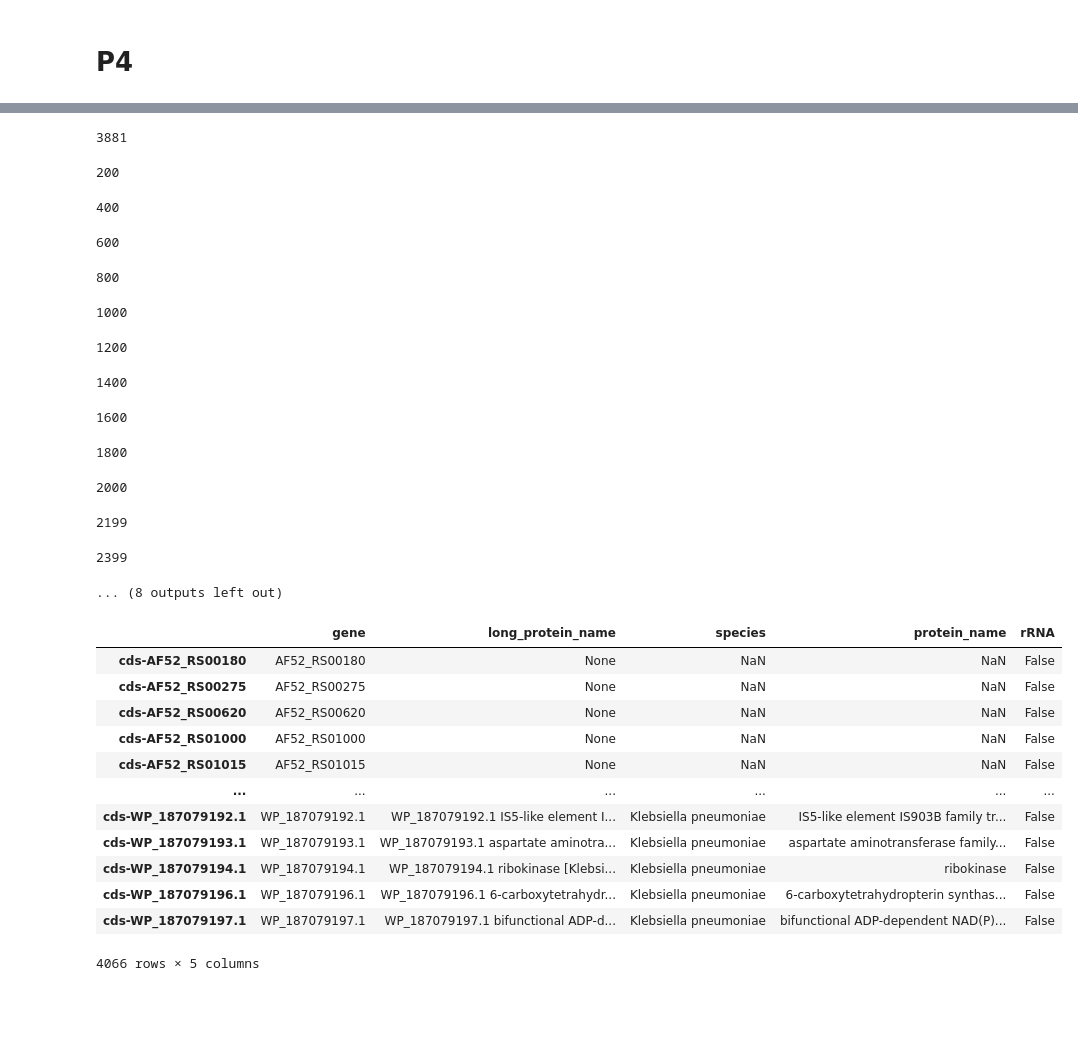
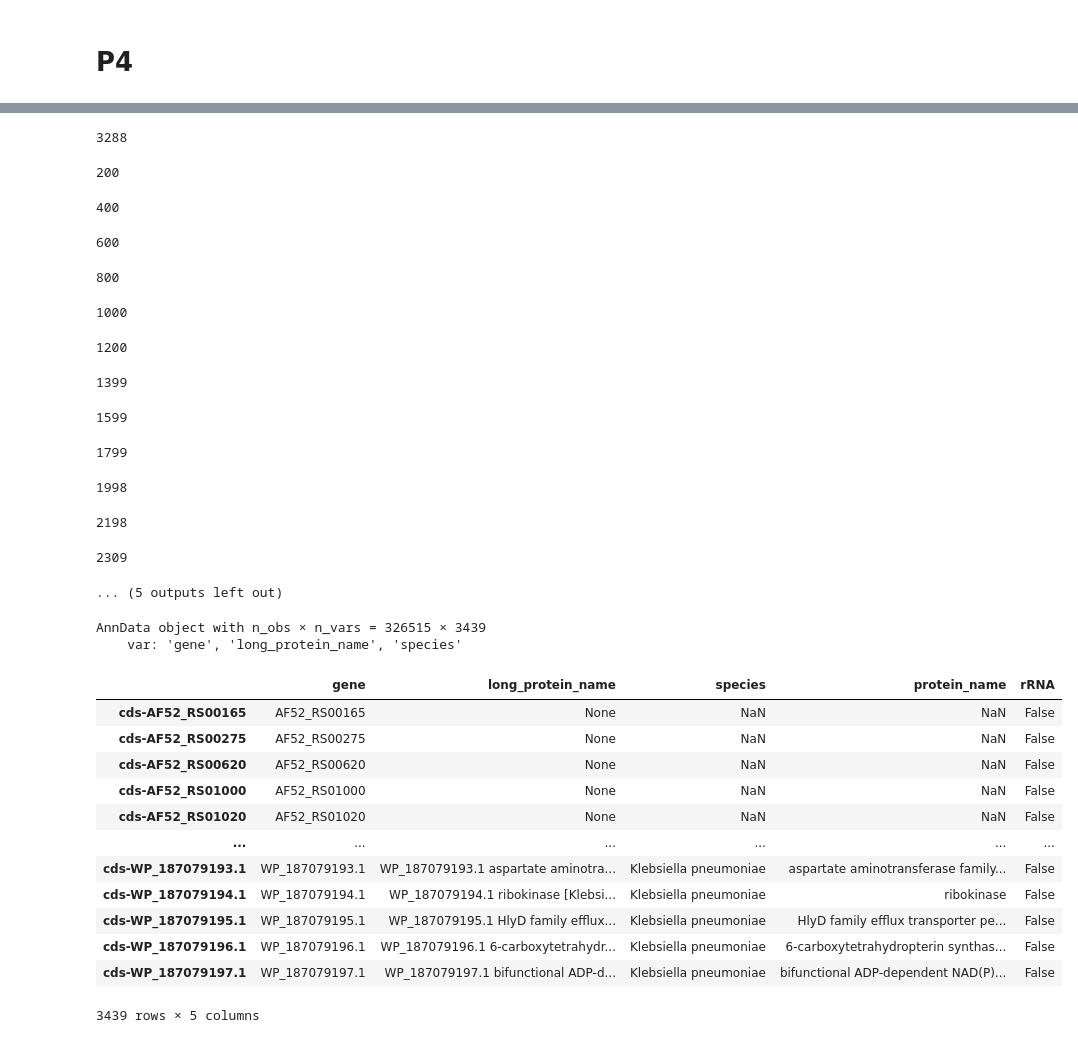
Before and after one commit to leuschjanphilipp/BacDrop-ggi, a Jupyter notebook: notebooks/02a_assembly.ipynb, the cells around one changed output, grey strips where cells are left out. Drawn from its saved outputs; the diff is of its cells as text; code cells hidden in the pictures; blank space fills up the shorter version.

```diff
--- a/notebooks/04_preprocessing_KPpertub.ipynb
+++ b/notebooks/02a_assembly.ipynb
@@ -373,7 +366,7 @@ sc.write(adata=adata, filename="../data/preprocessed/MGH66_P3_ciprofloxacin.h5ad
 # %% [markdown]
 # P4
 # %%
-adata = sc.read_csv(filename=path_raw_data + experiments[0], delimiter='\t')
+adata = sc.read_csv(filename=path_raw_data + experiments[3], delimiter='\t')
 # %%
 obs_tmp = adata.var.copy()
 var_tmp = adata.obs.copy()
@@ -404,7 +397,7 @@ adata.var
 accession_numbers = [gene[4:] for gene in adata.var[adata.var.index.str.startswith("cds-WP")].index.values]
 len(accession_numbers)
 # %% [output]
-3881
+3288
 # %%
 batch_size = 200
 gene_to_protein = dict()
@@ -425,37 +418,42 @@ for i in tqdm(range(0, len(accession_numbers), batch_size)):
 800
 1000
 1200
-1400
+1399
-1600
+1599
-1800
+1799
-2000
+1998
-2199
+2198
-2399
+2309
-... (8 outputs left out)
+... (5 outputs left out)
+# %%
+adata
+# %% [output]
+AnnData object with n_obs × n_vars = 326515 × 3439
+    var: 'gene', 'long_protein_name', 'species'
 # %%
 adata.var['long_protein_name'] = adata.var['gene'].map(gene_to_protein)
 adata.var['long_protein_name'].fillna("None", inplace=True)
 
 adata.var['species'] = adata.var['long_protein_name'].str.extract(r'\[([^]]+)\]$')
 
-adata.var['protein_name'] = adata.var['long_protein_name'].str.split(' ', 1).str[1].str.rsplit('[', 1).str[0].str.strip()
+adata.var['protein_name'] = adata.var['long_protein_name'].str.split(' ', n=1).str[1].str.rsplit('[', n=1).str[0].str.strip()
 
 adata.var['rRNA'] = adata.var['long_protein_name'].str.contains(r'30S|50S')
 
 adata.var
 # %% [output]
 |  | gene | long_protein_name | species | protein_name | rRNA |
-| cds-AF52_RS00180 | AF52_RS00180 | None | NaN | NaN | False |
+| cds-AF52_RS00165 | AF52_RS00165 | None | NaN | NaN | False |
 | cds-AF52_RS00275 | AF52_RS00275 | None | NaN | NaN | False |
 | cds-AF52_RS00620 | AF52_RS00620 | None | NaN | NaN | False |
 | cds-AF52_RS01000 | AF52_RS01000 | None | NaN | NaN | False |
-| cds-AF52_RS01015 | AF52_RS01015 | None | NaN | NaN | False |
+| cds-AF52_RS01020 | AF52_RS01020 | None | NaN | NaN | False |
 | ... | ... | ... | ... | ... | ... |
-| cds-WP_187079192.1 | WP_187079192.1 | WP_187079192.1 IS5-like element I... | Klebsiella pneumoniae | IS5-like element IS903B family tr... | False |
 | cds-WP_187079193.1 | WP_187079193.1 | WP_187079193.1 aspartate aminotra... | Klebsiella pneumoniae | aspartate aminotransferase family... | False |
 | cds-WP_187079194.1 | WP_187079194.1 | WP_187079194.1 ribokinase [Klebsi... | Klebsiella pneumoniae | ribokinase | False |
+| cds-WP_187079195.1 | WP_187079195.1 | WP_187079195.1 HlyD family efflux... | Klebsiella pneumoniae | HlyD family efflux transporter pe... | False |
 | cds-WP_187079196.1 | WP_187079196.1 | WP_187079196.1 6-carboxytetrahydr... | Klebsiella pneumoniae | 6-carboxytetrahydropterin synthas... | False |
 | cds-WP_187079197.1 | WP_187079197.1 | WP_187079197.1 bifunctional ADP-d... | Klebsiella pneumoniae | bifunctional ADP-dependent NAD(P)... | False |
-4066 rows × 5 columns
+3439 rows × 5 columns
 # %%
 sc.write(adata=adata, filename="../data/preprocessed/MGH66_P4_gentamicin.h5ad")
```
Also changed, not shown: parts of 3 cells of this notebook, 6 other files.
